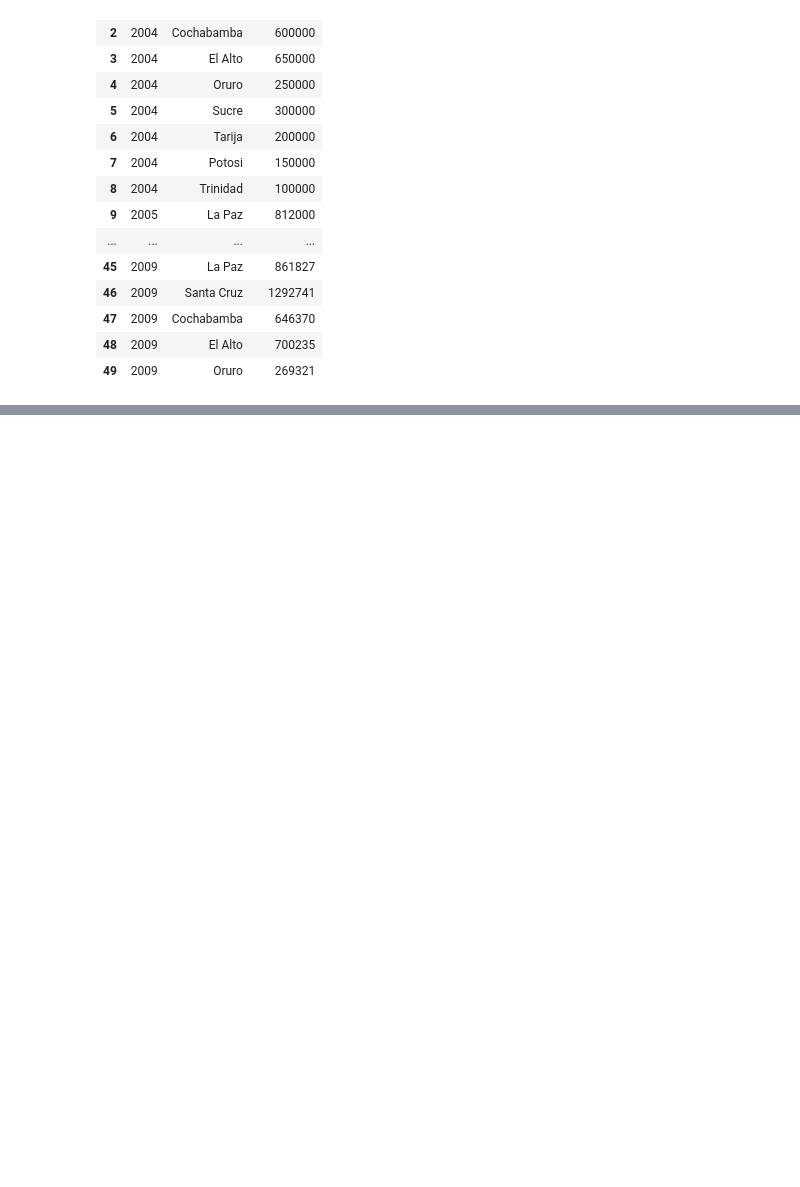
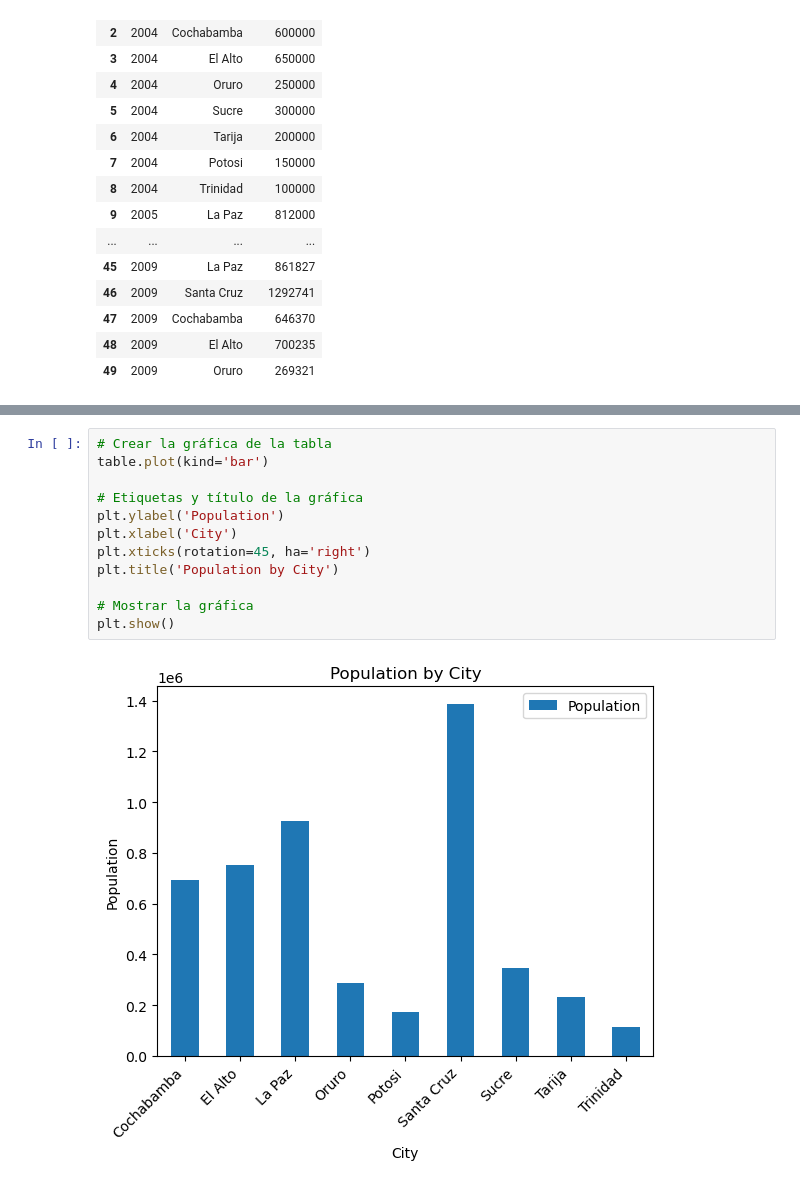
Before and after one commit to ucr225/First-Data-Science-Project, a Jupyter notebook: 1/test.ipynb, the cells around one changed output, grey strips where cells are left out. Drawn from its saved outputs; the diff is of its cells as text; blank space fills up the shorter version.

```diff
--- a/1/test.ipynb
+++ b/1/test.ipynb
@@ -71,0 +84,14 @@ print(table)
+# %%
+# Crear la gráfica de la tabla
+table.plot(kind='bar')
+
+# Etiquetas y título de la gráfica
+plt.ylabel('Population')
+plt.xlabel('City')
+plt.xticks(rotation=45, ha='right')
+plt.title('Population by City')
+
+# Mostrar la gráfica
+plt.show()
+# %% [output]
+[figure, added]
```
Also changed, not shown: parts of 2 cells of this notebook.
